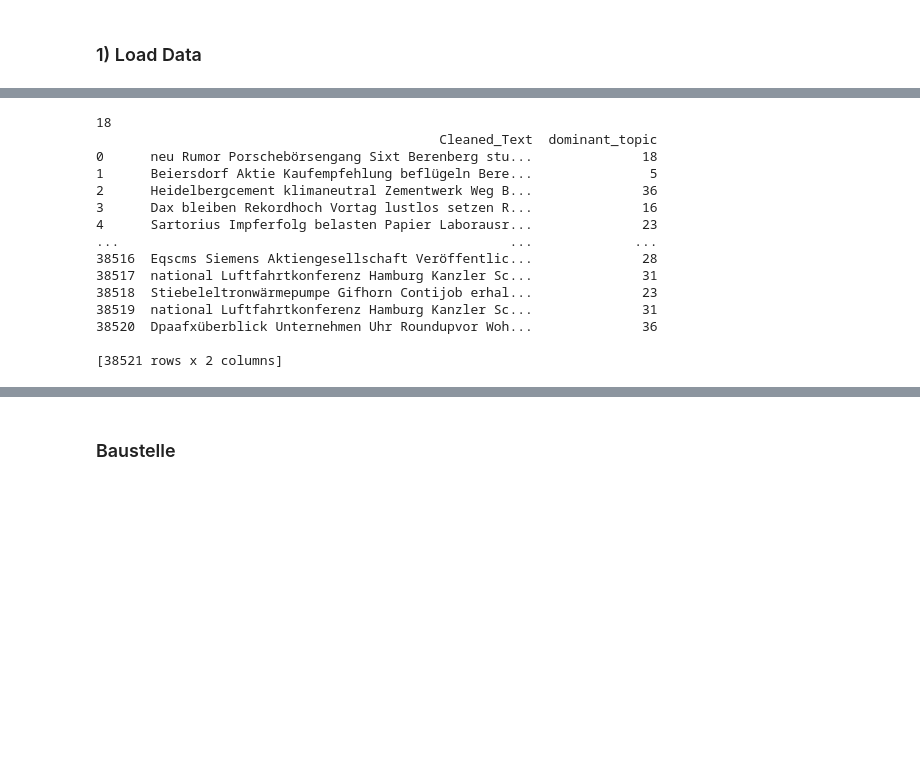
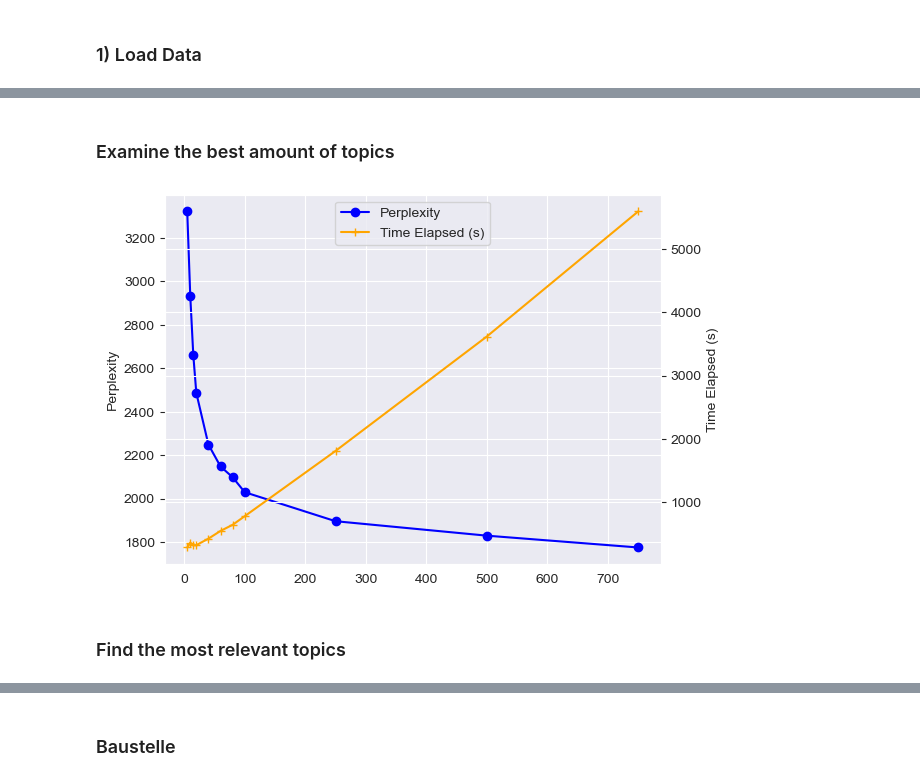
Before and after one commit to M-Mcknsn/NAK-Text-Analytics, a Jupyter notebook: src/topic_modeling.ipynb, the cells around one changed output, grey strips where cells are left out. Cells and saved outputs as stored; diff of their text form; code cells hidden in the pictures; blank space fills up the shorter version.

Commit message:
Topic Modeling perfection and final output

```diff
--- a/src/topic_modeling.ipynb
+++ b/src/topic_modeling.ipynb
@@ -46,23 +20,2 @@ print(lda_topic_matrix)
-# %%
-# What topic is relevant for each text?
-dominant_topics = [np.argmax(topic) for topic in lda_topic_matrix]
-print(dominant_topics[0])
-# Add a new column for the topic
-df['dominant_topic'] = dominant_topics
-print(df[['Cleaned_Text', 'dominant_topic']])
-# %% [output]
-18
-                                            Cleaned_Text  dominant_topic
-0      neu Rumor Porschebörsengang Sixt Berenberg stu...              18
-1      Beiersdorf Aktie Kaufempfehlung beflügeln Bere...               5
-2      Heidelbergcement klimaneutral Zementwerk Weg B...              36
-3      Dax bleiben Rekordhoch Vortag lustlos setzen R...              16
-4      Sartorius Impferfolg belasten Papier Laborausr...              23
-...                                                  ...             ...
-38516  Eqscms Siemens Aktiengesellschaft Veröffentlic...              28
-38517  national Luftfahrtkonferenz Hamburg Kanzler Sc...              31
-38518  Stiebeleltronwärmepumpe Gifhorn Contijob erhal...              23
-38519  national Luftfahrtkonferenz Hamburg Kanzler Sc...              31
-38520  Dpaafxüberblick Unternehmen Uhr Roundupvor Woh...              36
-
-[38521 rows x 2 columns]
+# %% [markdown]
+### Examine the best amount of topics
@@ -68,0 +29,46 @@ print(df[['Cleaned_Text', 'dominant_topic']])
+# %%
+# Prepare for calculation of perplexity for different amounts of topics
+numTopicsRange = [5,10,15,20,40,60,80,100,250,500,750,1000]
+validationPerplexity = np.zeros(len(numTopicsRange))
+timeElapsed = np.zeros(len(numTopicsRange))
+
+numDocuments = len(texts)
+train_ratio = 0.9  # Use 90% train data and 10% test data for perplexity
+num_train_documents = int(numDocuments * train_ratio)
+documentsTrain = texts[:num_train_documents]
+documentsValidation = texts[num_train_documents:]
+
+# Calculate perplexity and track elapsed time for all the topic amounts in numTopicsRange
+for i in range(len(numTopicsRange)):
+    numTopics = numTopicsRange[i]
+    start_time = time.time()
+
+    lda_model = LatentDirichletAllocation(n_components=numTopics, random_state=1)
+    lda_model.fit(count_matrix)
+    validationPerplexity[i] = lda_model.perplexity(count_matrix)
+    timeElapsed[i] = time.time() - start_time
+# %%
+# Create a plot for the elapsed time and validation perplexity depending on the chosen number of topics
+plt.figure()
+plt.gca().set_prop_cycle(plt.cycler('color', ['b', 'g']))
+
+plt.plot(numTopicsRange[:-1], validationPerplexity[:-1], "o-", label="Perplexity")
+plt.ylabel("Perplexity")
+
+plt.twinx()
+plt.plot(numTopicsRange[:-1], timeElapsed[:-1], "+-", label="Time Elapsed (s)", color='orange')
+plt.ylabel("Time Elapsed (s)")
+
+# Create a legend
+legend_elements = [
+    Line2D([0], [0], color='b', marker='o', linestyle='-', label='Perplexity'),
+    Line2D([0], [0], color='orange', marker='+', linestyle='-', label='Time Elapsed (s)')
+]
+
+plt.legend(handles=legend_elements, loc='upper center')
+plt.xlabel("Number of Topics")
+plt.show()
+# %% [output]
+[figure, added]
+# %% [markdown]
+### Find the most relevant topics
```
Also changed, not shown: parts of 15 cells of this notebook, 3 other files.
